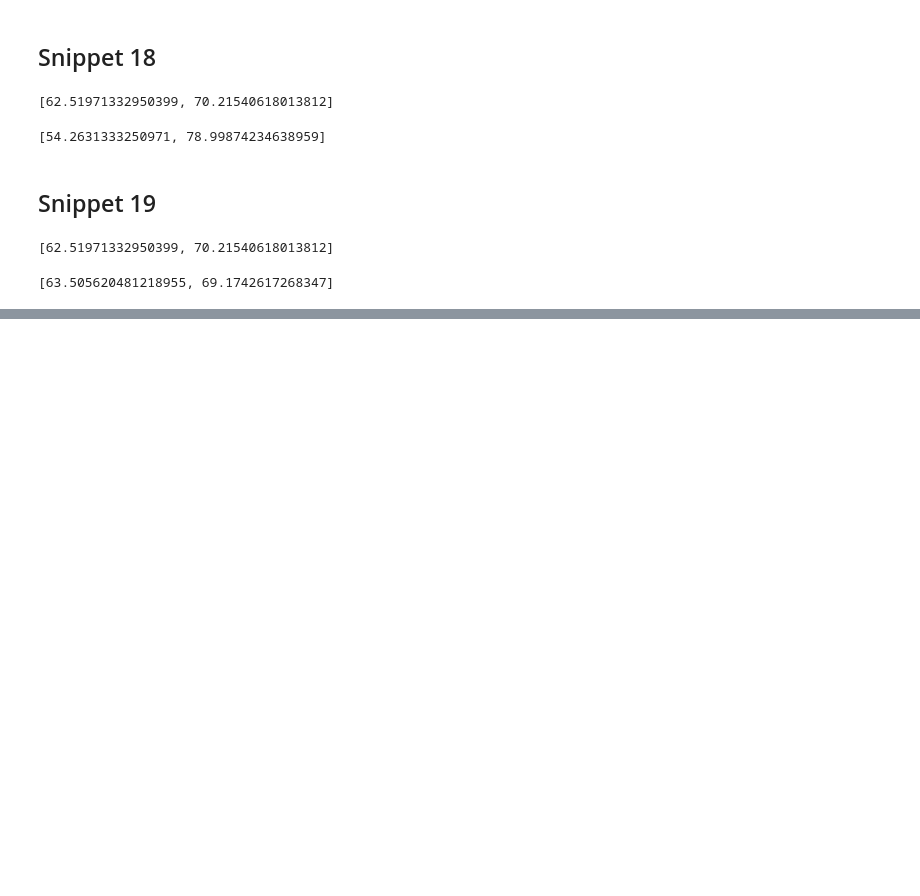
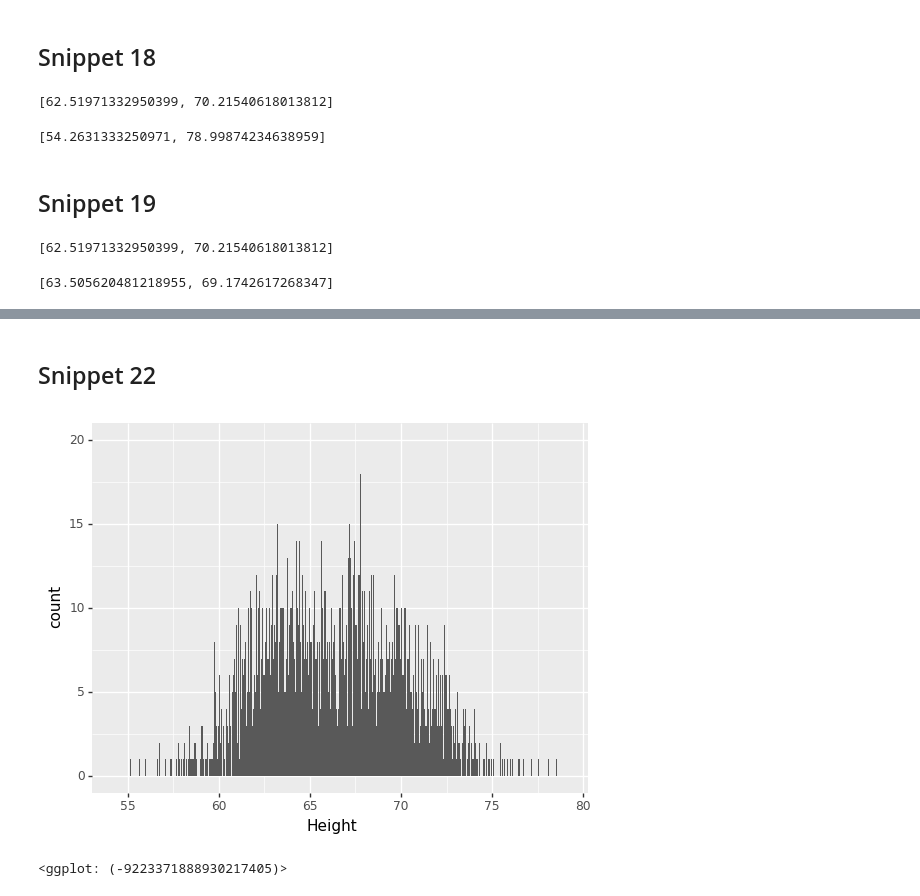
Before and after one commit to dariuszzbyrad/ML_for_Hackers, a Jupyter notebook: 02-Exploration/main.ipynb, the cells around one changed output, grey strips where cells are left out. Cells and saved outputs as stored; diff of their text form; code cells hidden in the pictures; blank space fills up the shorter version.

```diff
--- a/02-Exploration/main.ipynb
+++ b/02-Exploration/main.ipynb
@@ -213,0 +244,12 @@ sd(heights) - np.std(heights)
+# %% [markdown]
+## Snippet 22
+# %%
+fig = (
+    ggplot(data = df) +
+    geom_histogram(aes(x = 'Height'), binwidth = 0.01)
+)
+
+fig
+# %% [output]
+[figure, added]
+<ggplot: (-9223371888930217405)>
```
Also changed, not shown: parts of 32 cells of this notebook.
